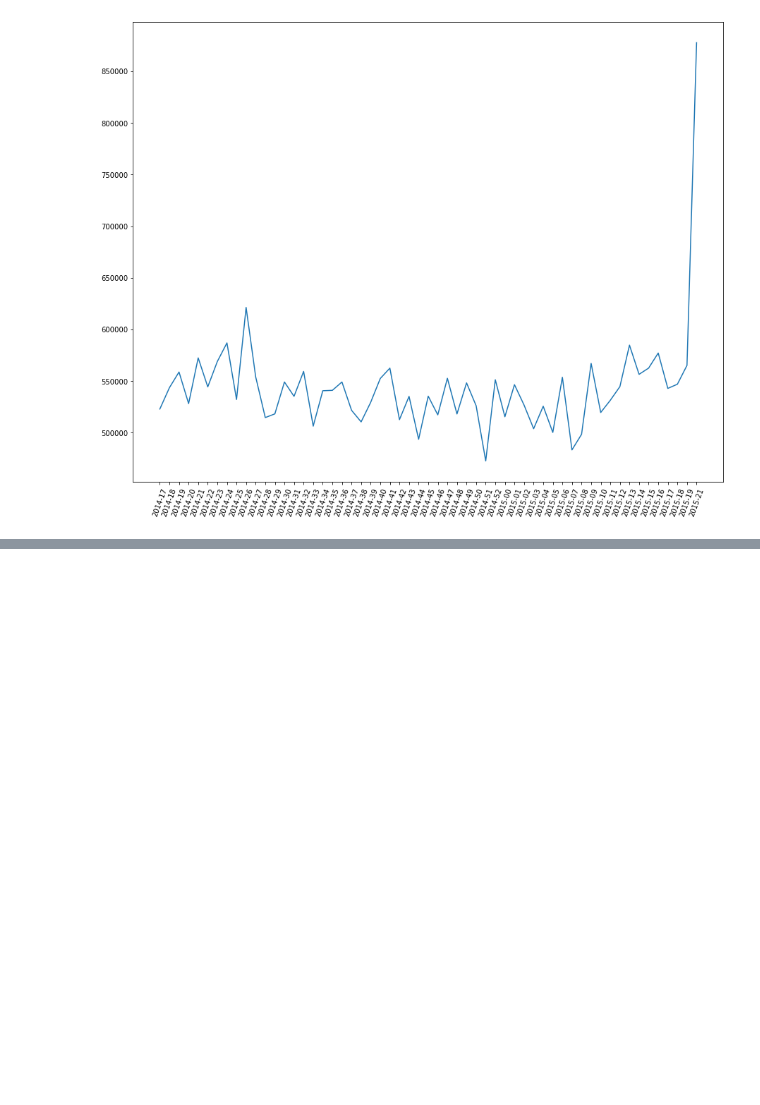
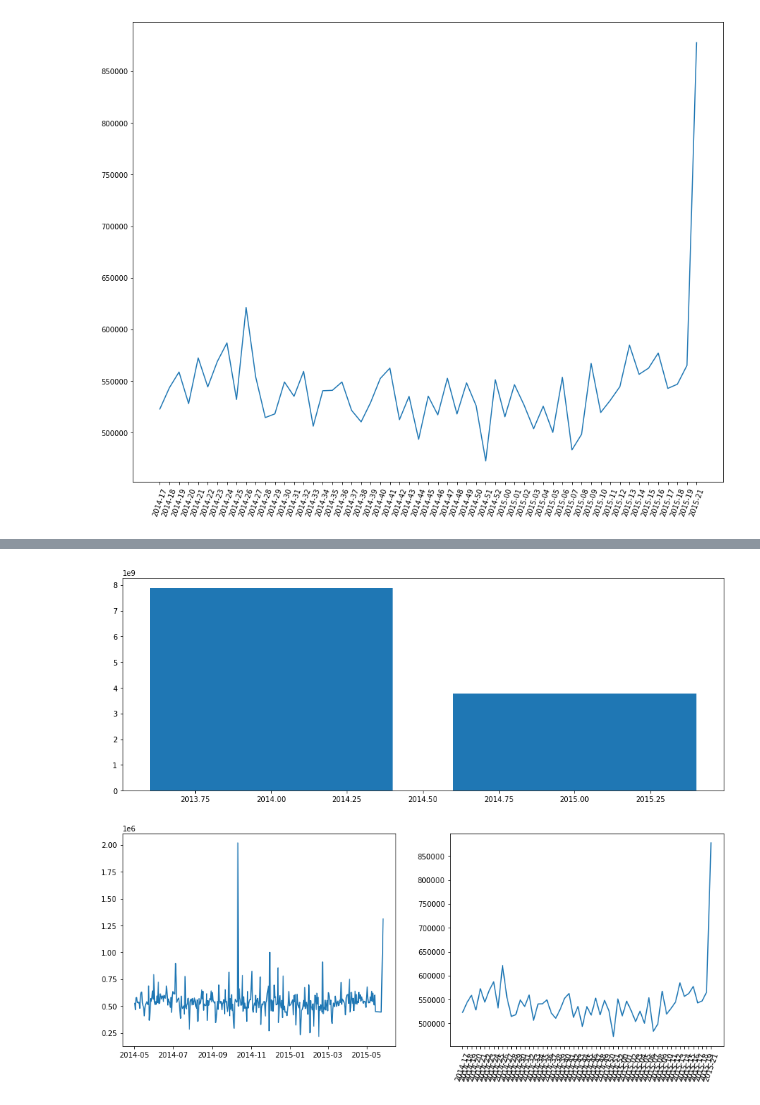
Before and after one commit to Edu-p/Data-VisuandProcessing, a Jupyter notebook: Anotaçao_aula_3.ipynb, the cells around one changed output, grey strips where cells are left out. Cells and saved outputs as stored; diff of their text form; code cells hidden in the pictures; blank space fills up the shorter version.

Commit message:
primeiro dashboard feito na matplotlib

```diff
--- a/Anotaçao_aula_3.ipynb
+++ b/Anotaçao_aula_3.ipynb
@@ -274,0 +297,29 @@ plt.xticks( rotation=70 );
+# %%
+from matplotlib import gridspec
+
+fig = plt.figure(  figsize=(15,12) )
+specs = gridspec.GridSpec( ncols=2, nrows=2, figure=fig )# quantass colunas meu grid, quantas linhas, e qual o tamanho das figuras
+
+ax1 = fig.add_subplot( specs[0, :] ) # First row
+ax2 = fig.add_subplot( specs[1, 0] ) # second row - first column
+ax3 = fig.add_subplot( specs[1, 1] ) #second row - second column
+
+# Primeiro grafico
+
+data['year'] = pd.to_datetime( data['date'] ).dt.year
+by_year = data[['price','year']].groupby( 'year' ).sum().reset_index() # o reset é para ficar sem o year ser um index e sim uma coluna como o price
+ax1.bar( by_year['year'], by_year['price'] )
+
+# Segundo Grafico
+
+data['day'] = pd.to_datetime( data['date'] )
+by_day = data[['price','day']].groupby( 'day' ).mean().reset_index() # o reset é para ficar sem o year ser um index e sim uma coluna como o price
+ax2.plot( by_day['day'], by_day['price'] )
+
+# terceito Grafico
+data['year_week'] = pd.to_datetime( data['date'] ).dt.strftime( '%Y-%U' ) # %U é para a semana começar no domingo
+by_week_year = data[['price','year_week']].groupby( 'year_week' ).mean().reset_index() # o reset é para ficar sem o year ser um index e sim uma coluna como o price
+ax3.plot( by_week_year['year_week'], by_week_year['price'] )
+plt.xticks( rotation=70 );
+# %% [output]
+[figure, added]
```
Also changed, not shown: parts of 4 cells of this notebook.
